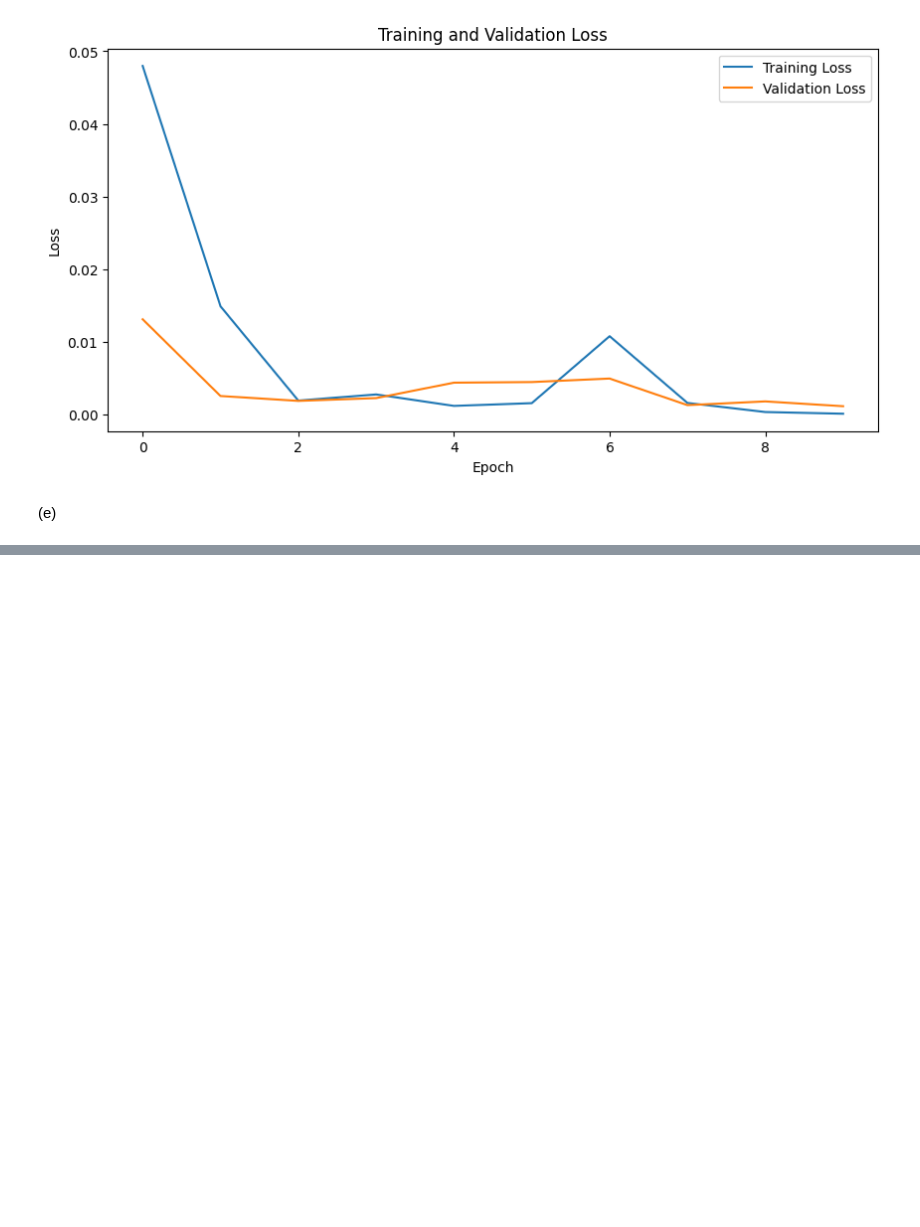
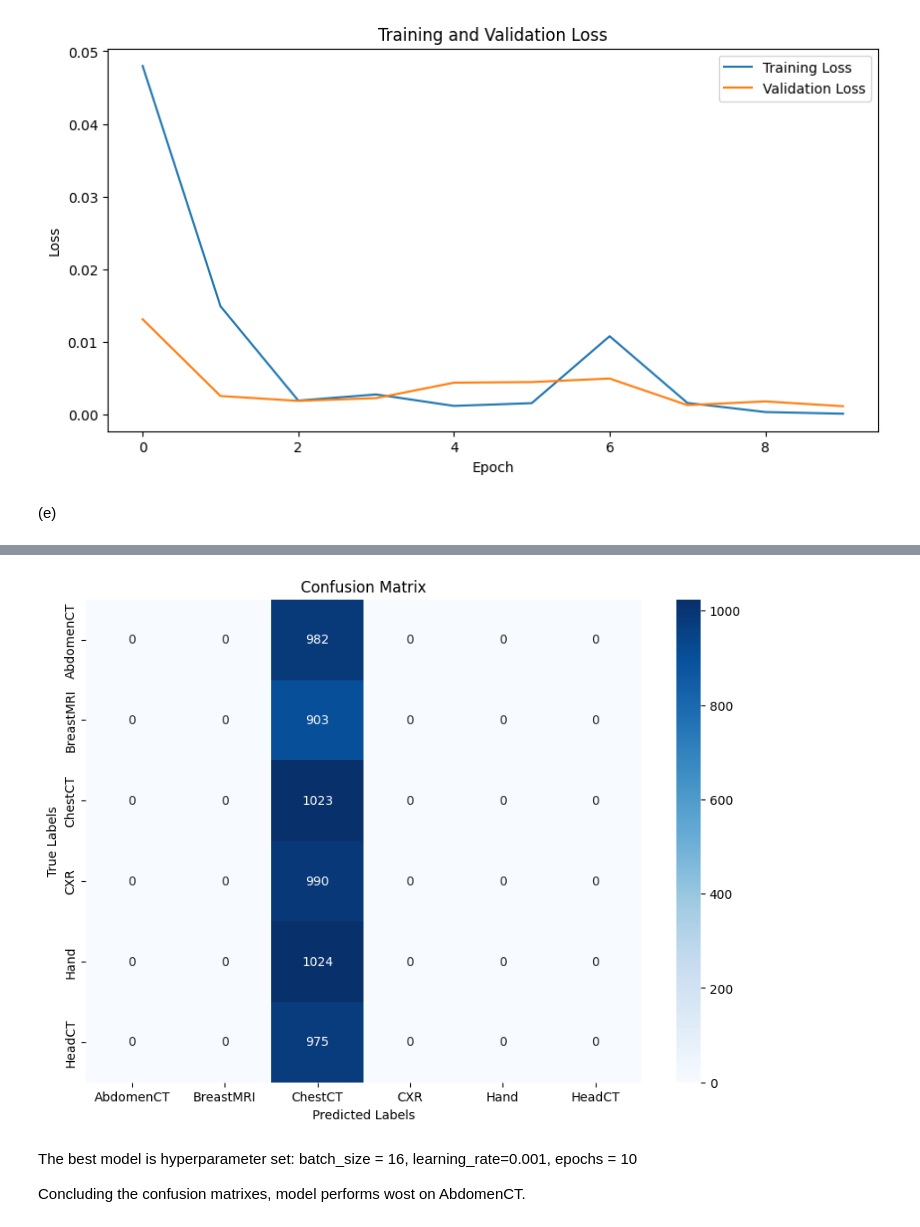
Before and after one commit to bingyanliang/Medical-MNIST, a Jupyter notebook: Q1.ipynb, the cells around one changed output, grey strips where cells are left out. Saved outputs shown, nothing was run; the diff lists cells and outputs as text; code cells hidden in the pictures; blank space fills up the shorter version.

```diff
--- a/Q1.ipynb
+++ b/Q1.ipynb
@@ -411,0 +489,35 @@ While the model has learned to identify "ChestCT" images to some extent, it fail
+# %%
+# hyperparameter setup 3
+batch_size = 114
+learning_rate=0.0005
+
+test_loader = DataLoader(test_dataset, batch_size=batch_size, shuffle=True, num_workers=8)
+
+model = MedCNN(num_classes=6)
+criterion = nn.CrossEntropyLoss()
+optim = torch.optim.Adam(model.parameters(), lr=learning_rate)
+
+device = torch.device("cuda")
+model.to(device)
+
+model.eval()
+true_labels = []
+predictions = []
+
+with torch.no_grad():
+    for inputs, labels in test_loader:
+        inputs = inputs.to(device)
+        labels = labels.to(device)
+
+        outputs = model(inputs)
+        _, preds = torch.max(outputs, 1)
+
+        true_labels.extend(labels.cpu().numpy())
+        predictions.extend(preds.cpu().numpy())
+
+
+print(classification_report(true_labels, predictions, target_names=['AbdomenCT', 'BreastMRI', 'ChestCT', 'CXR', 'Hand', 'HeadCT']))
+
+# Overall accuracy
+accuracy = accuracy_score(true_labels, predictions)
+print("Overall accuracy:", accuracy)
@@ -411,0 +539,15 @@ While the model has learned to identify "ChestCT" images to some extent, it fail
+# %%
+cm = confusion_matrix(true_labels, predictions)
+
+plt.figure(figsize=(10, 7))
+sns.heatmap(cm, annot=True, fmt="d", cmap="Blues", xticklabels=['AbdomenCT', 'BreastMRI', 'ChestCT', 'CXR', 'Hand', 'HeadCT'], yticklabels=['AbdomenCT', 'BreastMRI', 'ChestCT', 'CXR', 'Hand', 'HeadCT'])
+plt.xlabel('Predicted Labels')
+plt.ylabel('True Labels')
+plt.title('Confusion Matrix')
+plt.show()
+# %% [output]
+[figure, added]
+# %% [markdown]
+The best model is hyperparameter set: batch_size = 16, learning_rate=0.001, epochs = 10
+
+Concluding the confusion matrixes, model performs wost on AbdomenCT.
```
Also changed, not shown: parts of 11 cells of this notebook.
